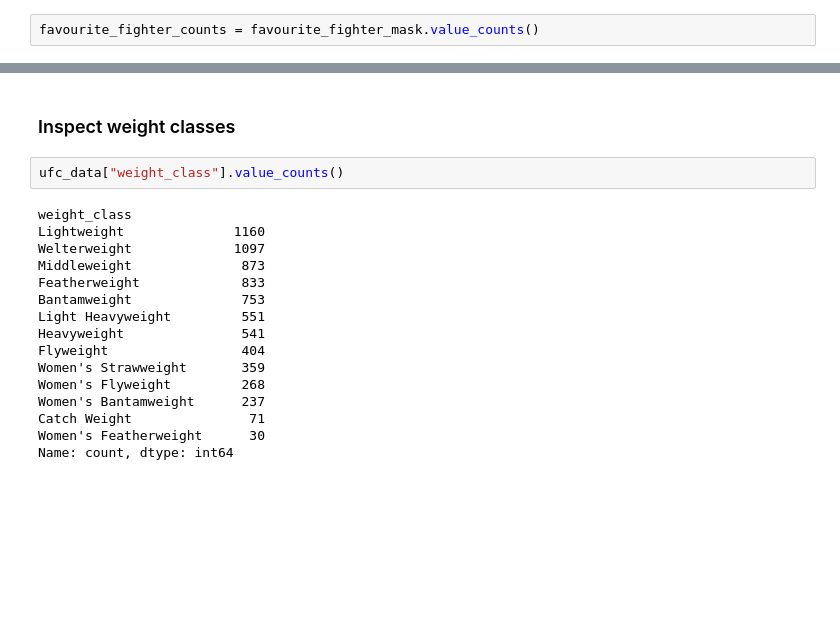
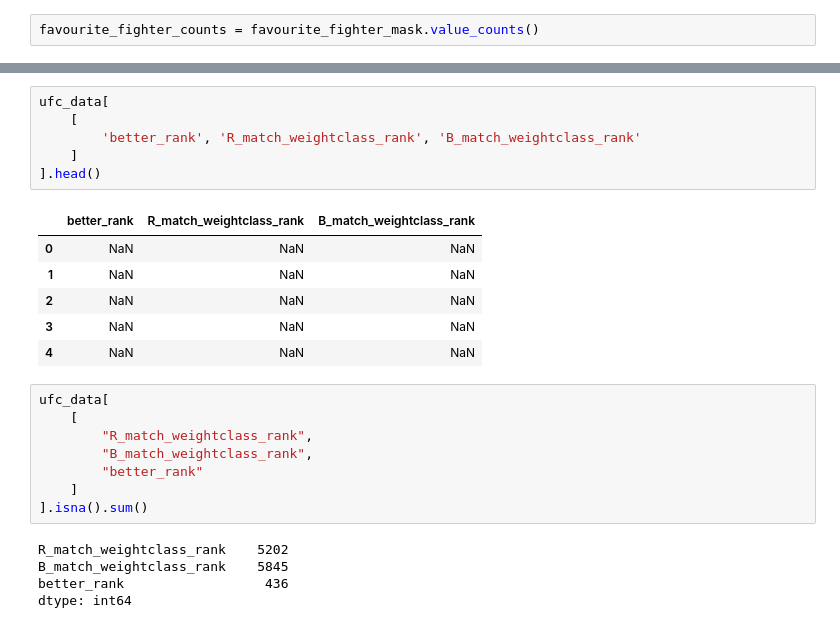
Before and after one commit to PrithviKaushik/fight-sense, a Jupyter notebook: notebooks/02_exploratory_data_analysis.ipynb, the cells around one changed output, grey strips where cells are left out. Cells and saved outputs as stored; diff of their text form; blank space fills up the shorter version.

```diff
--- a/notebooks/02_exploratory_data_analysis.ipynb
+++ b/notebooks/02_exploratory_data_analysis.ipynb
@@ -323,20 +307,26 @@ Name: count, dtype: int64
-# %% [markdown]
-### Inspect weight classes
-# %%
-ufc_data["weight_class"].value_counts()
-# %% [output]
-weight_class
-Lightweight              1160
-Welterweight             1097
-Middleweight              873
-Featherweight             833
-Bantamweight              753
-Light Heavyweight         551
-Heavyweight               541
-Flyweight                 404
-Women's Strawweight       359
-Women's Flyweight         268
-Women's Bantamweight      237
-Catch Weight               71
-Women's Featherweight      30
-Name: count, dtype: int64
+# %%
+ufc_data[
+    [
+        'better_rank', 'R_match_weightclass_rank', 'B_match_weightclass_rank'
+    ]
+].head()
+# %% [output]
+|  | better_rank | R_match_weightclass_rank | B_match_weightclass_rank |
+| 0 | NaN | NaN | NaN |
+| 1 | NaN | NaN | NaN |
+| 2 | NaN | NaN | NaN |
+| 3 | NaN | NaN | NaN |
+| 4 | NaN | NaN | NaN |
+# %%
+ufc_data[
+    [
+        "R_match_weightclass_rank",
+        "B_match_weightclass_rank",
+        "better_rank"
+    ]
+].isna().sum()
+# %% [output]
+R_match_weightclass_rank    5202
+B_match_weightclass_rank    5845
+better_rank                  436
+dtype: int64
```
Also changed, not shown: parts of 34 cells of this notebook.
